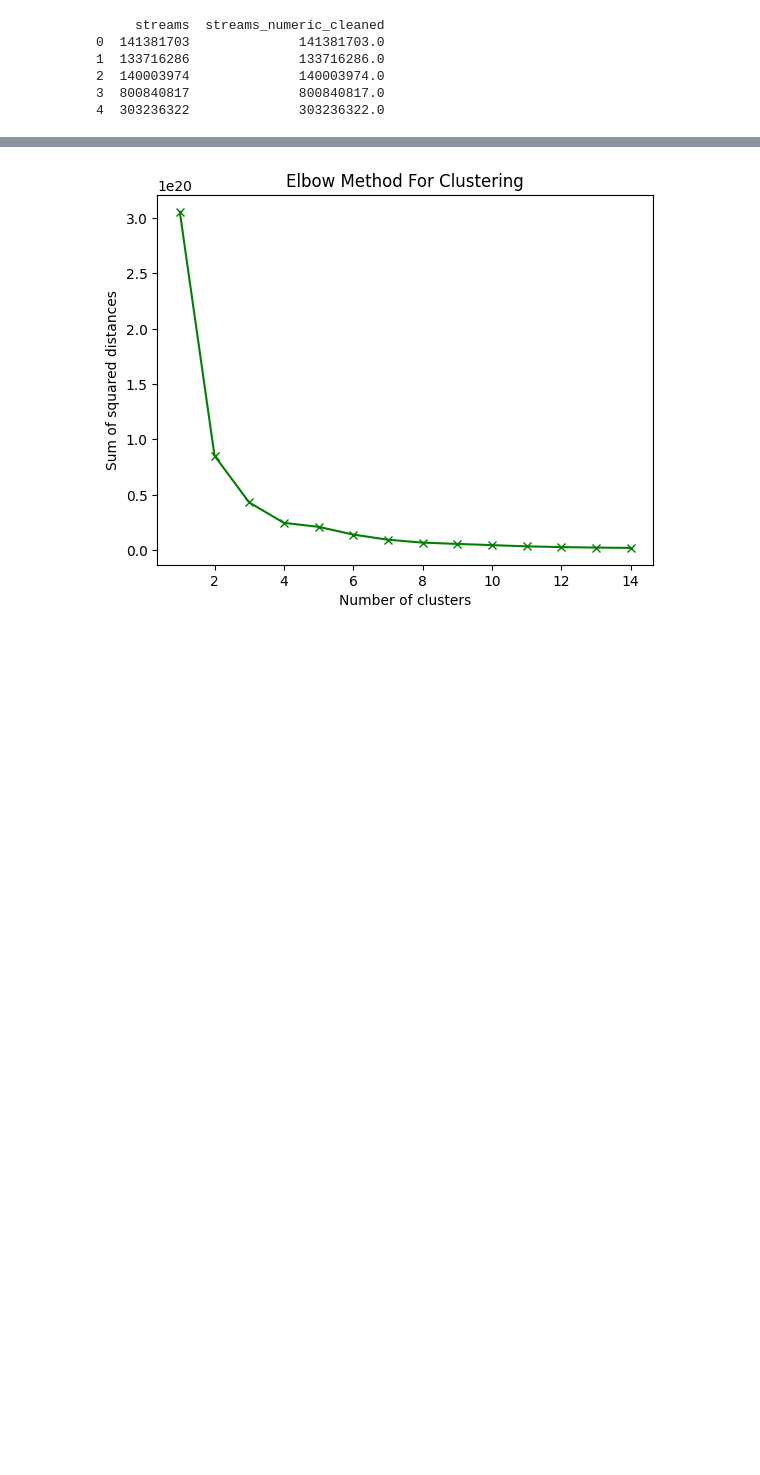
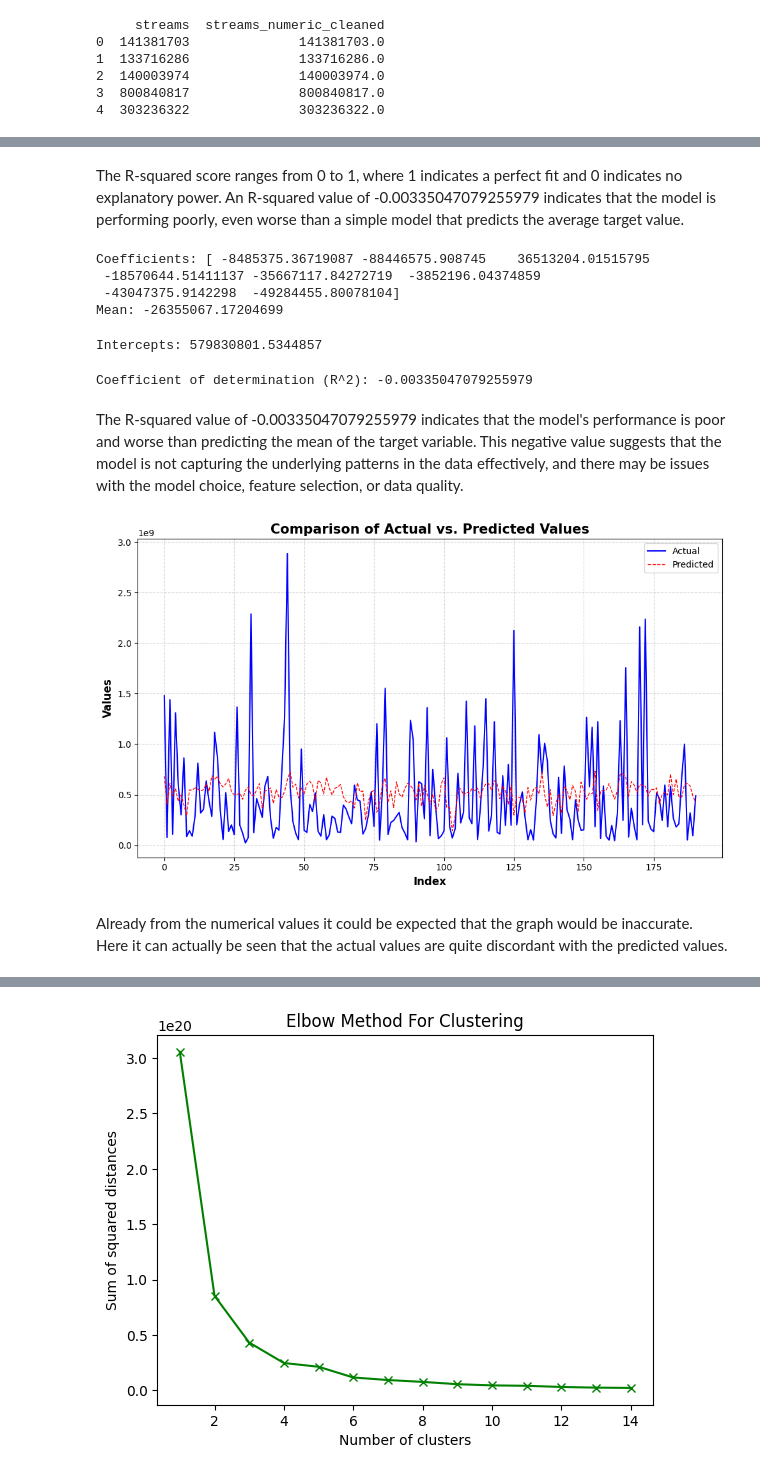
Before and after one commit to IsabellaPodavini/top_spotify_songs_2023, a Jupyter notebook: modelling.ipynb, the cells around one changed output, grey strips where cells are left out. Drawn from its saved outputs; the diff is of its cells as text; code cells hidden in the pictures; blank space fills up the shorter version.

```diff
--- a/modelling.ipynb
+++ b/modelling.ipynb
@@ -170,0 +196,7 @@ KeyError: 'streams'
+# %%
+ro_scaler = RobustScaler()  #RobustScaler is used to scale features by removing the median and scaling according to the quantile range
+x_train_scaled = ro_scaler.fit_transform(x_train)  #fit the scaler on the training data and transform it
+x_test_scaled = ro_scaler.fit_transform(x_test)  #apply the same transformation to the test data
+# %%
+model = LinearRegression()  #LinearRegression is a statistical method used to model the relationship between a dependent variable (target) and one or more independent variables (features)
+model.fit(x_train_scaled, y_train)  #train the LinearRegression model using the scaled training data
@@ -170,0 +205,4 @@ KeyError: 'streams'
+# %%
+y_pred = model.predict(x_test_scaled)  #the .predict() method computes the predicted values of the target variable based on the test features (x_test_scaled)
+print(len(y_pred))
+y_pred
@@ -171,3 +233,45 @@ KeyError: 'streams'
+# %% [markdown]
+The R-squared score ranges from 0 to 1, where 1 indicates a perfect fit and 0 indicates no explanatory power. An R-squared value of -0.00335047079255979 indicates that the model is performing poorly, even worse than a simple model that predicts the average target value.
+# %%
+slope = model.coef_  #the .coef_ attribute of the LinearRegression model contains the coefficients (weights) for each feature
+print('Coefficients:', slope)
+
+slope_mean = print('Mean:', slope.mean())
+# %% [output]
+Coefficients: [ -8485375.36719087 -88446575.908745    36513204.01515795
+ -18570644.51411137 -35667117.84272719  -3852196.04374859
+ -43047375.9142298  -49284455.80078104]
+Mean: -26355067.17204699
+# %%
+intercept = model.intercept_  #the .intercept_ attribute contains the intercept of the linear regression equation
+print('Intercepts:', intercept)
+# %% [output]
+Intercepts: 579830801.5344857
+# %%
+r2 = r2_score(y_test, y_pred)  # The r2_score function computes the R-squared value, which measures how well the model's predictions match the actual target values
+print('Coefficient of determination (R^2):', r2)
+# %% [output]
+Coefficient of determination (R^2): -0.00335047079255979
+# %% [markdown]
+The R-squared value of -0.00335047079255979 indicates that the model's performance is poor and worse than predicting the mean of the target variable. This negative value suggests that the model is not capturing the underlying patterns in the data effectively, and there may be issues with the model choice, feature selection, or data quality.
+# %%
+plt.figure(figsize = (10, 6))
+plt.plot(y_test, color = 'blue', linewidth = 1.5, label = 'Actual')
+plt.plot(y_pred, linestyle = '--', color = 'red', linewidth = 1, label = 'Predicted')
+plt.xlabel('Index', fontsize = 12, fontweight = 'bold', color = 'black')
+plt.ylabel('Values', fontsize = 12, fontweight = 'bold', color = 'black')
+plt.title('Comparison of Actual vs. Predicted Values', fontsize = 15, fontweight = 'bold', color = 'black')
+plt.xticks(fontsize = 10, color = 'black')
+plt.yticks(fontsize = 10, color = 'black')
+plt.grid(True, linestyle = '--', alpha = 0.5)
+plt.legend()
+
+plt.tight_layout()
+plt.show()
+# %% [output]
+[figure, added]
+# %% [markdown]
+Already from the numerical values it could be expected that the graph would be inaccurate. Here it can actually be seen that the actual values are quite discordant with the predicted values.
 # %%
 #Inizialize an empty list to store the sum squared of the distance for each number of clusters
 Sum_of_squared_distances = []
```
Also changed, not shown: parts of 25 cells of this notebook.
